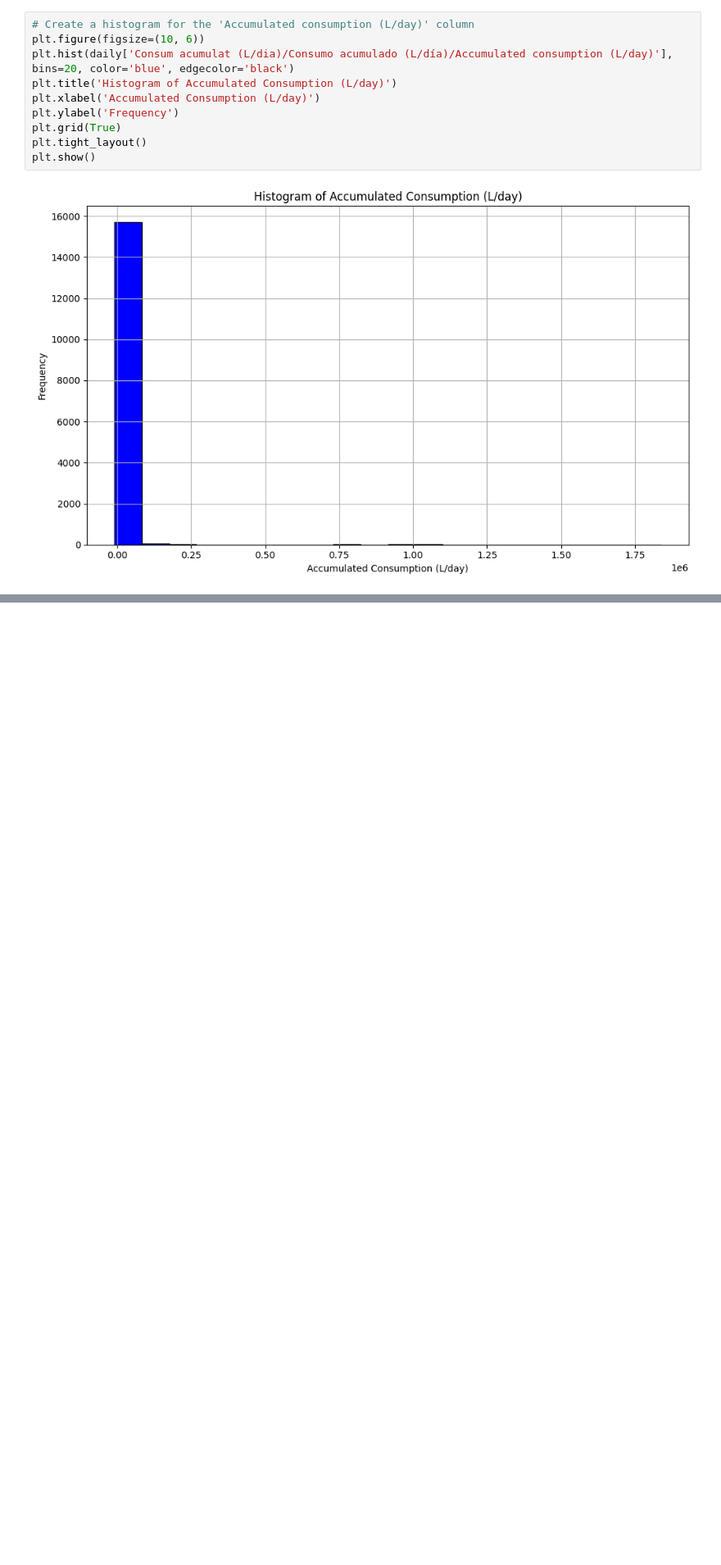
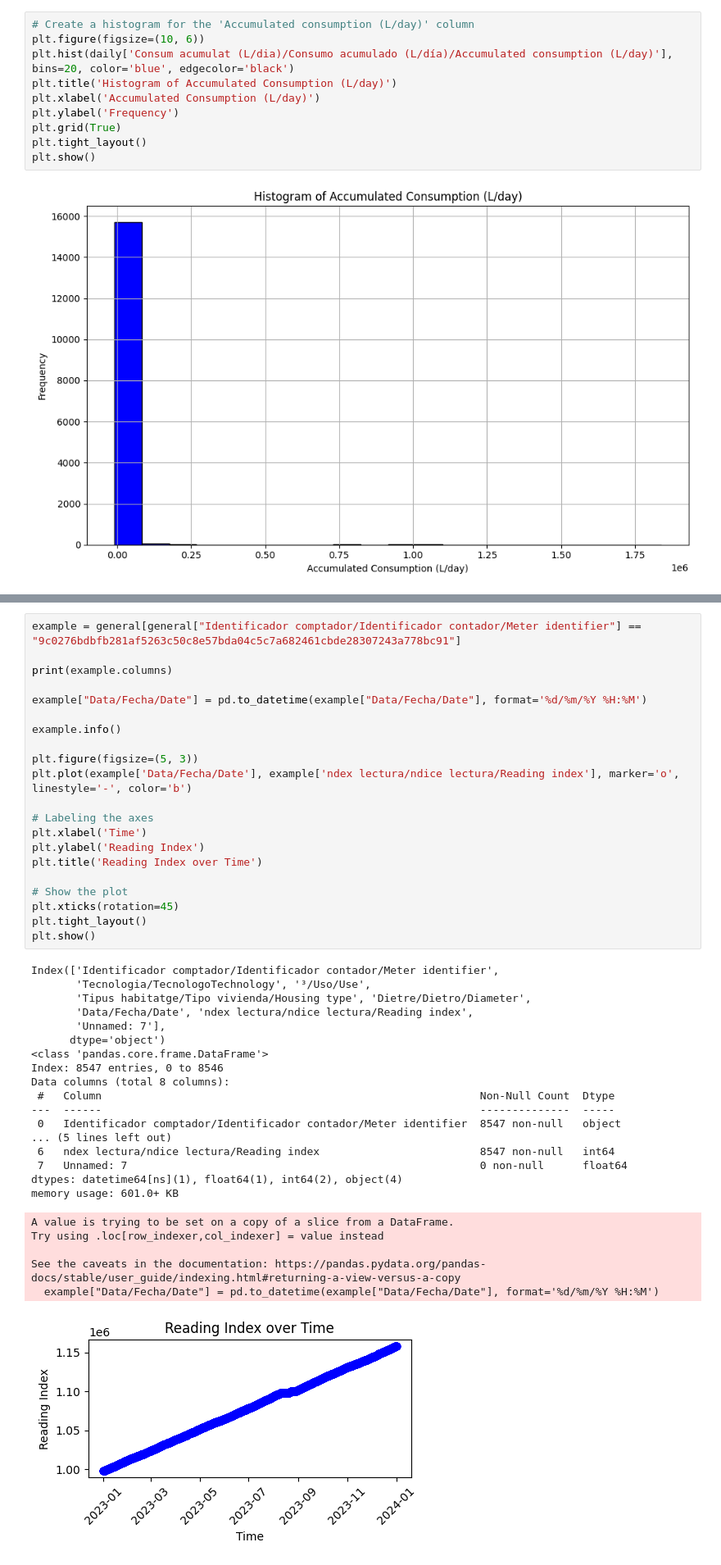
Before and after one commit to yuyanwang03/drop-by-drop, a Jupyter notebook: visualization.ipynb, the cells around one changed output, grey strips where cells are left out. Shown: that part at 82% size. Saved outputs shown, nothing was run; the diff lists cells and outputs as text; blank space fills up the shorter version.

```diff
--- a/visualization.ipynb
+++ b/visualization.ipynb
@@ -67,0 +88,45 @@ plt.show()
+# %%
+example = general[general["Identificador comptador/Identificador contador/Meter identifier"] == "9c0276bdbfb281af5263c50c8e57bda04c5c7a682461cbde28307243a778bc91"]
+
+print(example.columns)
+
+example["Data/Fecha/Date"] = pd.to_datetime(example["Data/Fecha/Date"], format='%d/%m/%Y %H:%M')
+
+example.info()
+
+plt.figure(figsize=(5, 3))
+plt.plot(example['Data/Fecha/Date'], example['ndex lectura/ndice lectura/Reading index'], marker='o', linestyle='-', color='b')
+
+# Labeling the axes
+plt.xlabel('Time')
+plt.ylabel('Reading Index')
+plt.title('Reading Index over Time')
+
+# Show the plot
+plt.xticks(rotation=45)
+plt.tight_layout()
+plt.show()
+# %% [output]
+Index(['Identificador comptador/Identificador contador/Meter identifier',
+       'Tecnologia/TecnologoTechnology', '³/Uso/Use',
+       'Tipus habitatge/Tipo vivienda/Housing type', 'Dietre/Dietro/Diameter',
+       'Data/Fecha/Date', 'ndex lectura/ndice lectura/Reading index',
+       'Unnamed: 7'],
+      dtype='object')
+<class 'pandas.core.frame.DataFrame'>
+Index: 8547 entries, 0 to 8546
+Data columns (total 8 columns):
+ #   Column                                                           Non-Null Count  Dtype
+---  ------                                                           --------------  -----
+ 0   Identificador comptador/Identificador contador/Meter identifier  8547 non-null   object
+... (5 lines left out)
+ 6   ndex lectura/ndice lectura/Reading index                         8547 non-null   int64
+ 7   Unnamed: 7                                                       0 non-null      float64
+dtypes: datetime64[ns](1), float64(1), int64(2), object(4)
+memory usage: 601.0+ KB
+A value is trying to be set on a copy of a slice from a DataFrame.
+Try using .loc[row_indexer,col_indexer] = value instead
+
+See the caveats in the documentation: https://pandas.pydata.org/pandas-docs/stable/user_guide/indexing.html#returning-a-view-versus-a-copy
+  example["Data/Fecha/Date"] = pd.to_datetime(example["Data/Fecha/Date"], format='%d/%m/%Y %H:%M')
+[figure, added]
```
Also changed, not shown: parts of 9 cells of this notebook, 1 other file.
